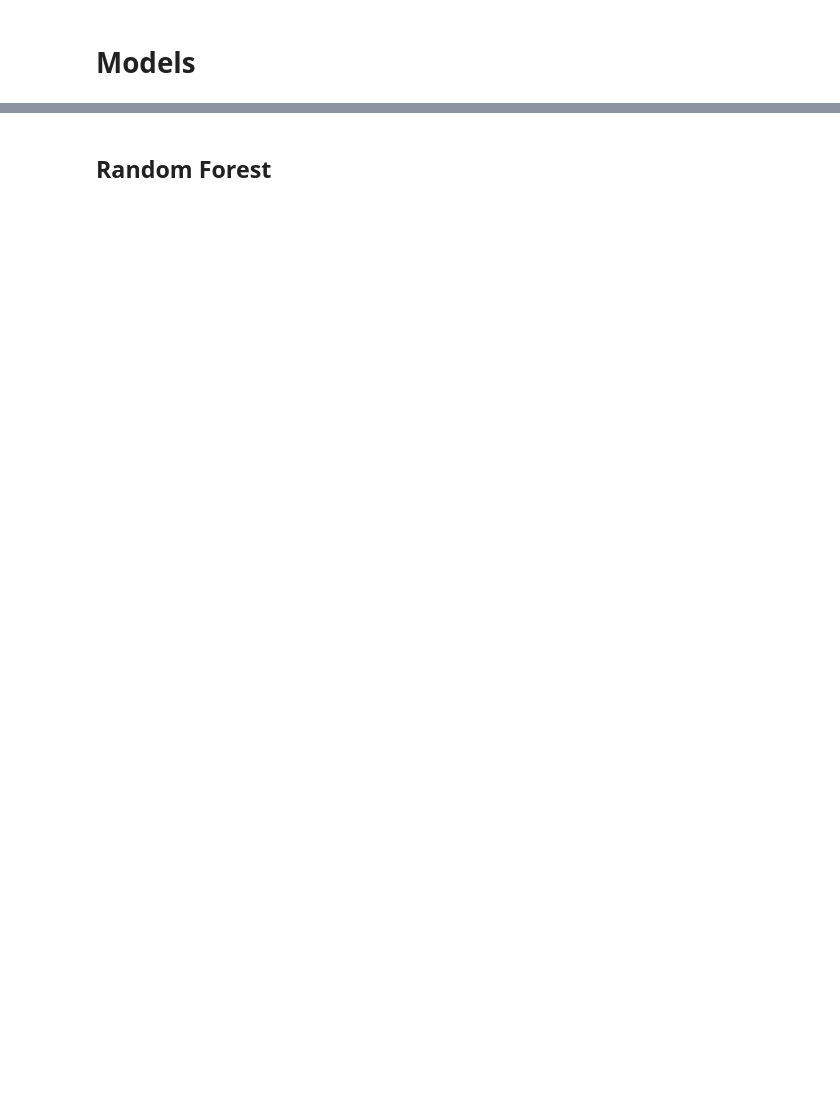
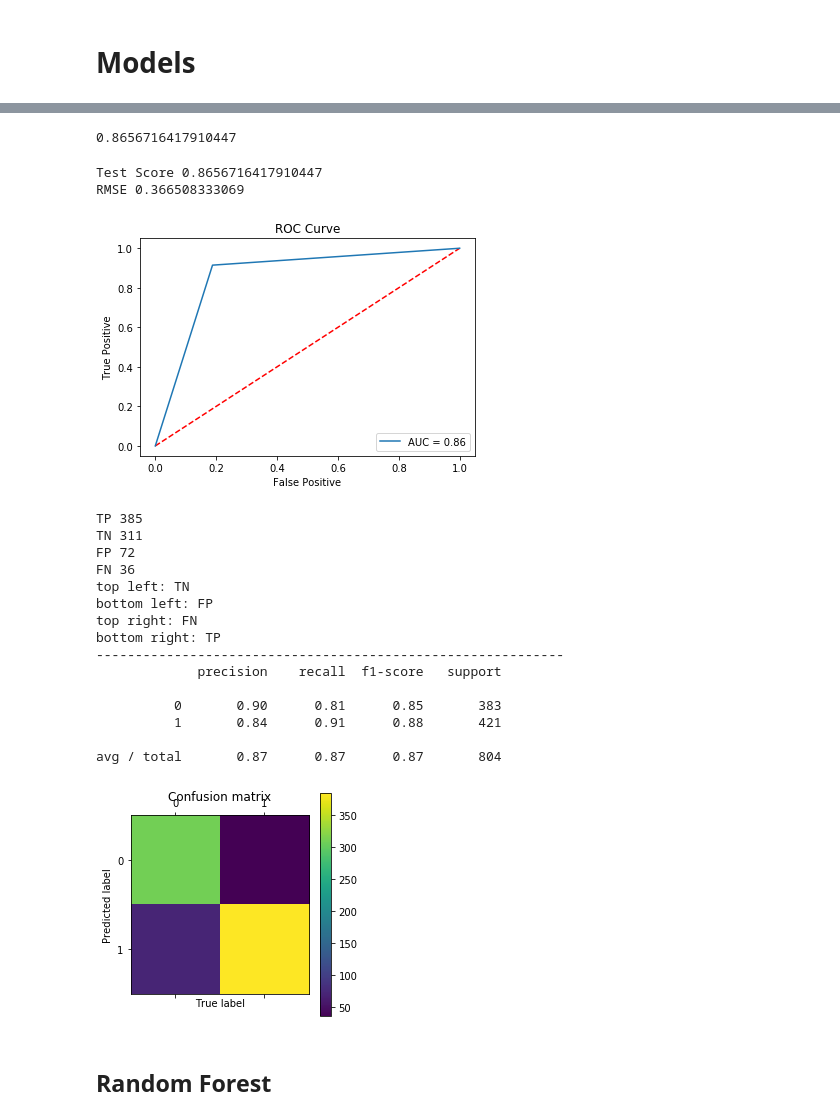
Before and after one commit to ranleung/isthisimagefake, a Jupyter notebook: EDA.ipynb, the cells around one changed output, grey strips where cells are left out. Cells and saved outputs as stored; diff of their text form; code cells hidden in the pictures; blank space fills up the shorter version.

Commit message:
Add logistic regression as part of EDA and generate new ROC curve with lr

```diff
--- a/EDA.ipynb
+++ b/EDA.ipynb
@@ -270,0 +276,7 @@ def preprocess_keras(X, y):
+# %%
+%%notify
+%%time
+lr = LogisticRegression(penalty='l2')
+lr.fit(X_train, y_train)
+
+save_model(lr, 'lr')
@@ -271,3 +287,32 @@ def preprocess_keras(X, y):
+# %%
+lr.score(X_test, y_test)
+# %% [output]
+0.8656716417910447
+# %%
+lr_y_pred = lr.predict(X_test)
+# %%
+show_score(lr)
+plot_roc_curve(y_test, lr_y_pred)
+# %% [output]
+Test Score 0.8656716417910447
+RMSE 0.366508333069
+[figure, added]
+TP 385
+TN 311
+FP 72
+FN 36
+top left: TN
+bottom left: FP
+top right: FN
+bottom right: TP
+------------------------------------------------------------
+             precision    recall  f1-score   support
+
+          0       0.90      0.81      0.85       383
+          1       0.84      0.91      0.88       421
+
+avg / total       0.87      0.87      0.87       804
+[figure, added]
 # %% [markdown]
 ## Random Forest
 # %%
```
Also changed, not shown: parts of 7 cells of this notebook, 2 other files.
